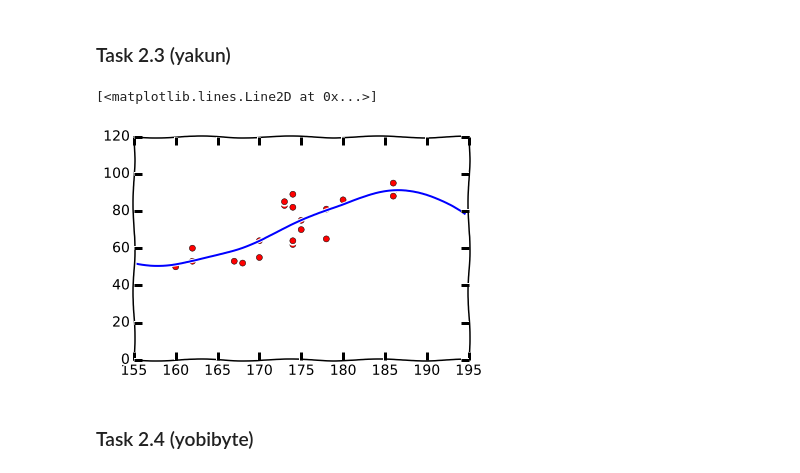
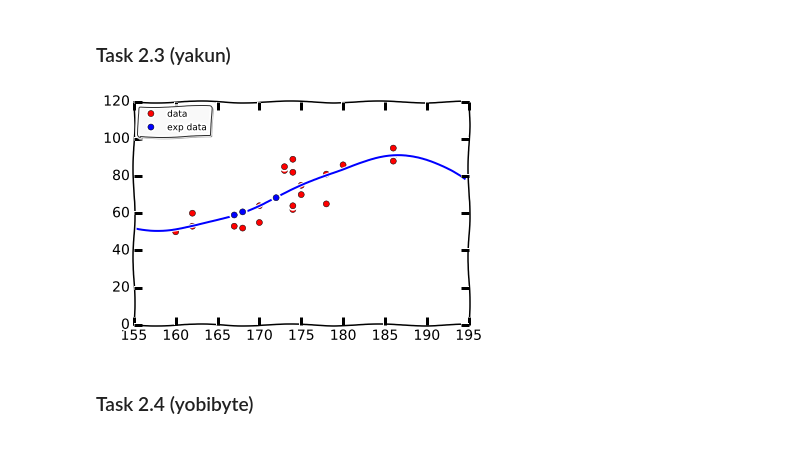
Before and after one commit to liyakun/Pattern-Recognition, a Jupyter notebook: SecondProject/src2.ipynb, the cells around one changed output. Drawn from its saved outputs; the diff is of its cells as text; code cells hidden in the pictures.

Commit message:
remove task 2.2 and add legend of task 2.3

```diff
--- a/SecondProject/src2.ipynb
+++ b/SecondProject/src2.ipynb
@@ -104,21 +104,24 @@ leg.get_frame().set_alpha(0.8)
 # %%
 # x->hs, y->ws
 X =np.array([np.array([np.power(x, 0), np.power(x, 1), np.power(x, 2), np.power(x, 3), np.power(x, 4), np.power(x, 5)]) for x in hs])
 mat_inv = inv(np.dot(X.transpose(), X)  + (h_var / 3) * np.identity(6))
 w_map = np.dot(np.dot(mat_inv, X.transpose()), ws)
 
 # plot
 fig2 = plt.figure()
 ax2 = fig2.add_subplot(111)
 ax2.set_xlim([155, 195])
 ax2.set_ylim([0, 120])
 x = np.arange(155, 195, 0.5)
 re = w_map[0] * np.power(x, 0) + w_map[1] * np.power(x, 1) + w_map[2] * np.power(x, 2) + w_map[3] * np.power(x, 3) + w_map[4] * np.power(x, 4) + w_map[5] * np.power(x, 5)
 ax2.plot(hs, ws, 'ro', label='data')
 ax2.plot(x, re)
+outliers = [w_map[0] * np.power(x, 0) + w_map[1] * np.power(x, 1) + w_map[2] * np.power(x, 2) + w_map[3] * np.power(x, 3) + w_map[4] * np.power(x, 4) + w_map[5] * np.power(x, 5) for x in hs_t]
+ax2.plot(hs_t, outliers, 'ro', label='exp data', color='blue')
+leg = ax2.legend(loc='upper left', shadow=True, fancybox=True, numpoints=1, prop={'size':9})
+leg.get_frame().set_alpha(0.8)
 # %% [output]
-[<matplotlib.lines.Line2D at 0x...>]
-[figure, old version]
+[figure, new version]
 # %% [markdown]
 ### Task 2.4 (yobibyte)
 # %%
```
Also changed, not shown: 1 other file.
